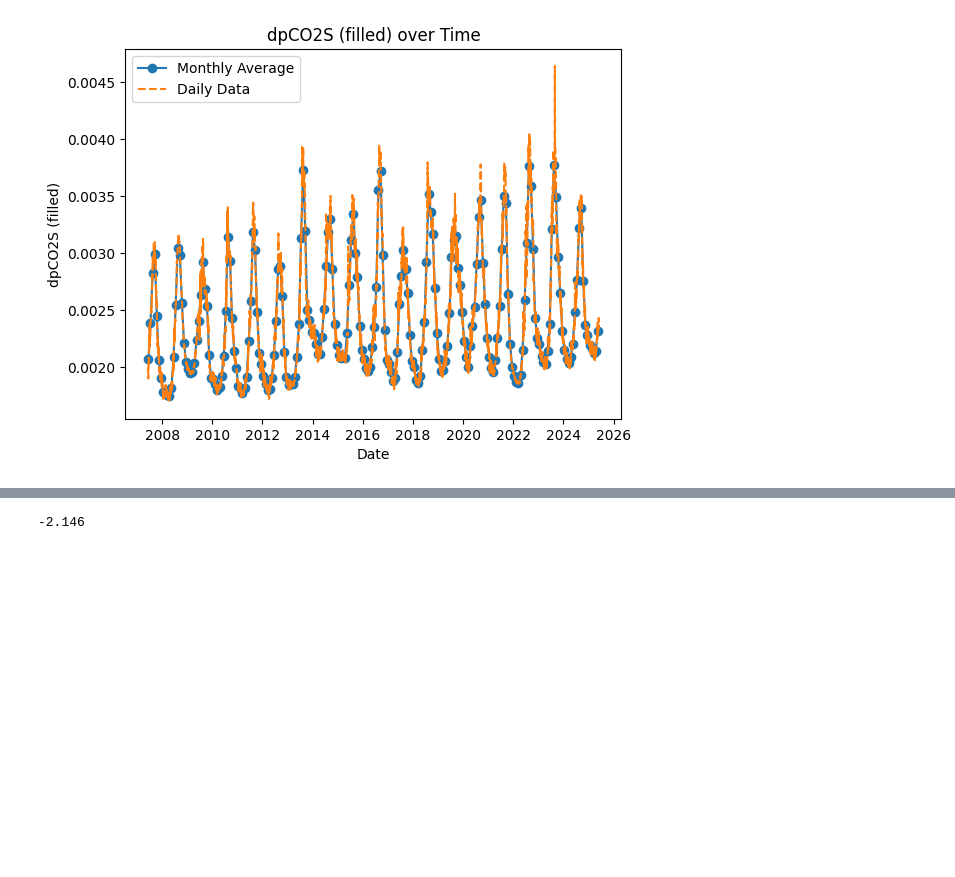
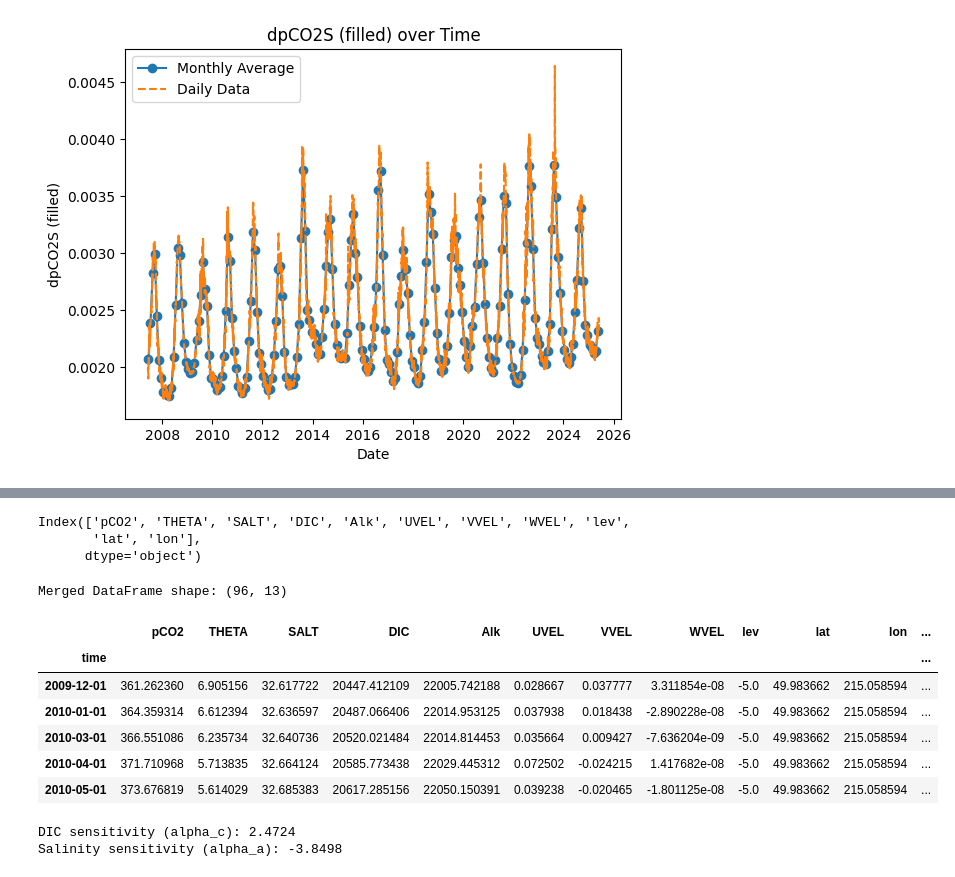
Before and after one commit to JazzyGis/MITgcm_GoA, a Jupyter notebook: extended_dpCO2.ipynb, the cells around one changed output, grey strips where cells are left out. Drawn from its saved outputs; the diff is of its cells as text; code cells hidden in the pictures; blank space fills up the shorter version.

```diff
--- a/extended_dpCO2.ipynb
+++ b/extended_dpCO2.ipynb
@@ -48,3 +55,13 @@ dpCO2S = results1['pCO2'] - results['pCO2']
+# %%
+SST = xr.DataArray(data=ds_daily['SST (C)'], dims=['time'], coords={'time': ds_daily.time})
+deseasonT = SST.groupby('time.dayofyear') - SST.groupby('time.dayofyear').mean()
+interpolateT = deseasonT.interpolate_na(dim='time', method='linear')
+SST_post = interpolateT.groupby('time.dayofyear')+ SST.groupby('time.dayofyear').mean()
+# %%
+pCO2_da_pre = xr.DataArray(data=ds_daily['pCO2 SW (sat) (uatm)'], dims=['time'], coords={'time': ds_daily.time})
+deseasonco2 = pCO2_da_pre.groupby('time.dayofyear') - pCO2_da_pre.groupby('time.dayofyear').mean()
+interpolateco2 = deseasonco2.interpolate_na(dim='time', method='linear')
+pCO2_da_post = interpolateco2.groupby('time.dayofyear')+ pCO2_da_pre.groupby('time.dayofyear').mean()
 # %%
 dpCO2S_da_pre = xr.DataArray(data=dpCO2S, dims=['time'], coords={'time': ds_daily.time})
 deseasonSSS = dpCO2S_da_pre.groupby('time.dayofyear') - dpCO2S_da_pre.groupby('time.dayofyear').mean()
@@ -162,4 +121,35 @@ for alphaC0 in C_range:
-# %%
-alphaA
-# %% [output]
--2.146
+# %%
+#importing data from the Abe_model
+dxAbe = xr.open_dataset('Abe_etal_BG_OSP_monthly_surface.nc')
+Abe_df = dxAbe.to_dataframe()
+Abe_df['DIC'] = Abe_df['DIC'] * 1e7/1025 #why is it that changing magnitude helped
+Abe_df['Alk'] = Abe_df['Alk'] * 1e7/1025
+pCO2_CandA_df = pCO2_CandA.to_dataframe(name='pCO2_CandA')
+# %%
+Abe_df.columns
+# %% [output]
+Index(['pCO2', 'THETA', 'SALT', 'DIC', 'Alk', 'UVEL', 'VVEL', 'WVEL', 'lev',
+       'lat', 'lon'],
+      dtype='object')
+# %%
+#Resample daily data to monthly averages
+pCO2_monthly_resampled = pCO2_CandA_df.resample('MS').mean()
+
+#Ensure Abe_df index is also normalized to start of month
+Abe_df.index = Abe_df.index.to_period('M').to_timestamp()
+
+#Merge the two monthly datasets
+merged_Abe_and_pCO2 = pd.merge(Abe_df, pCO2_monthly_resampled, left_index=True, right_index=True, how='inner').dropna()
+
+#Check the shape
+print(f'Merged DataFrame shape: {merged_Abe_and_pCO2.shape}')
+display(merged_Abe_and_pCO2.head())
+# %% [output]
+Merged DataFrame shape: (96, 13)
+|  | pCO2 | THETA | SALT | DIC | Alk | UVEL | VVEL | WVEL | lev | lat | lon | ... |
+| time |  |  |  |  |  |  |  |  |  |  |  | ... |
+| 2009-12-01 | 361.262360 | 6.905156 | 32.617722 | 20447.412109 | 22005.742188 | 0.028667 | 0.037777 | 3.311854e-08 | -5.0 | 49.983662 | 215.058594 | ... |
+| 2010-01-01 | 364.359314 | 6.612394 | 32.636597 | 20487.066406 | 22014.953125 | 0.037938 | 0.018438 | -2.890228e-08 | -5.0 | 49.983662 | 215.058594 | ... |
+| 2010-03-01 | 366.551086 | 6.235734 | 32.640736 | 20520.021484 | 22014.814453 | 0.035664 | 0.009427 | -7.636204e-09 | -5.0 | 49.983662 | 215.058594 | ... |
+| 2010-04-01 | 371.710968 | 5.713835 | 32.664124 | 20585.773438 | 22029.445312 | 0.072502 | -0.024215 | 1.417682e-08 | -5.0 | 49.983662 | 215.058594 | ... |
+| 2010-05-01 | 373.676819 | 5.614029 | 32.685383 | 20617.285156 | 22050.150391 | 0.039238 | -0.020465 | -1.801125e-08 | -5.0 | 49.983662 | 215.058594 | ... |
@@ -165,0 +162,21 @@ alphaA
+# %%
+from sklearn.linear_model import LinearRegression
+
+#Calculate anomalies (subtract the mean)
+x_anom = x - x.mean()
+y_anom = y - y.mean()
+
+#Fit the regression on anomalies
+anom_model = LinearRegression(fit_intercept=False)
+anom_model.fit(x_anom, y_anom)
+
+#Extract the physical sensitivities
+alpha_c_sens, alpha_a_sens = anom_model.coef_
+
+print(f'DIC sensitivity (alpha_c): {alpha_c_sens:.4f}')
+print(f'Salinity sensitivity (alpha_a): {alpha_a_sens:.4f}')
+
+#within the STD
+# %% [output]
+DIC sensitivity (alpha_c): 2.4724
+Salinity sensitivity (alpha_a): -3.8498
```
Also changed, not shown: parts of 12 cells of this notebook.
